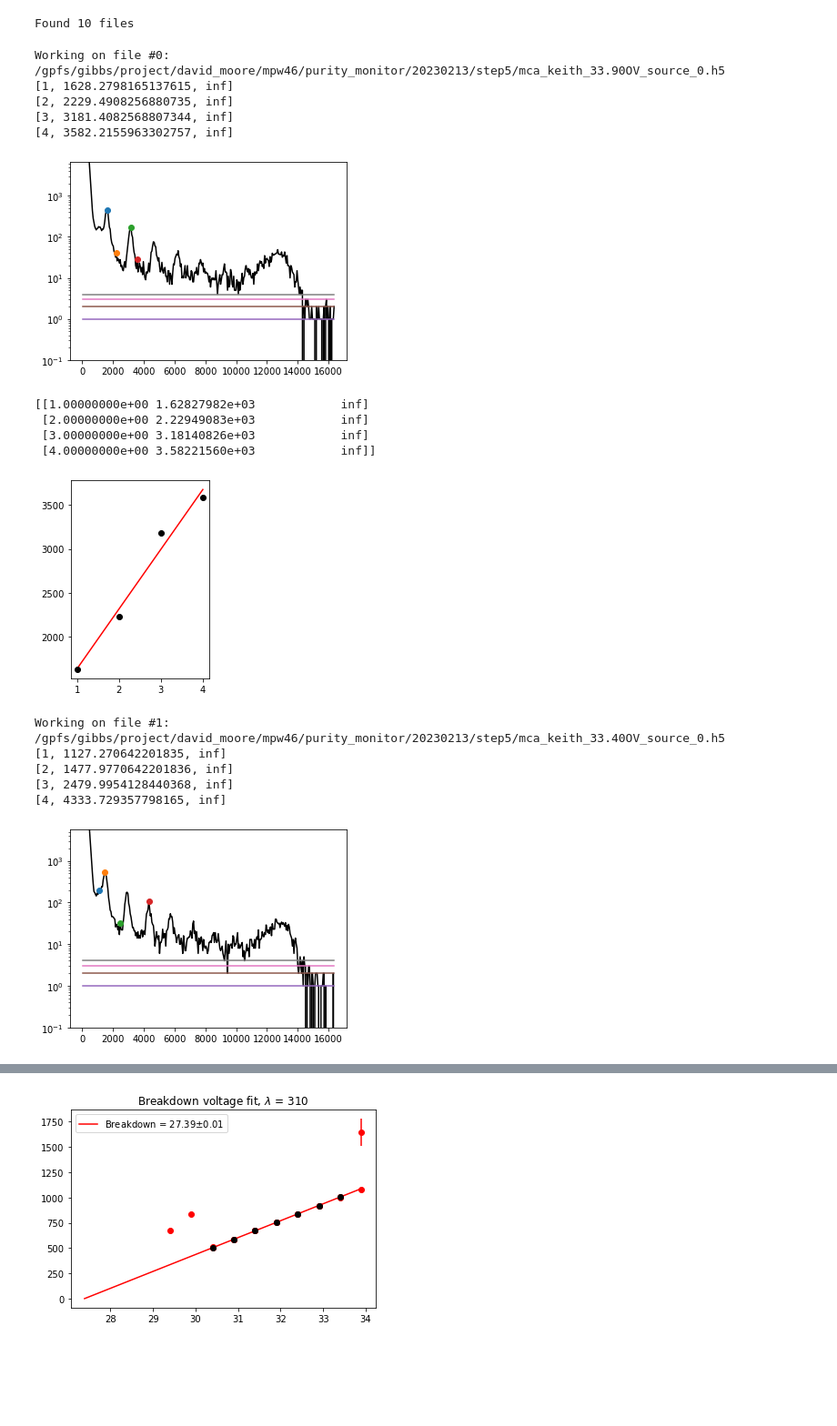
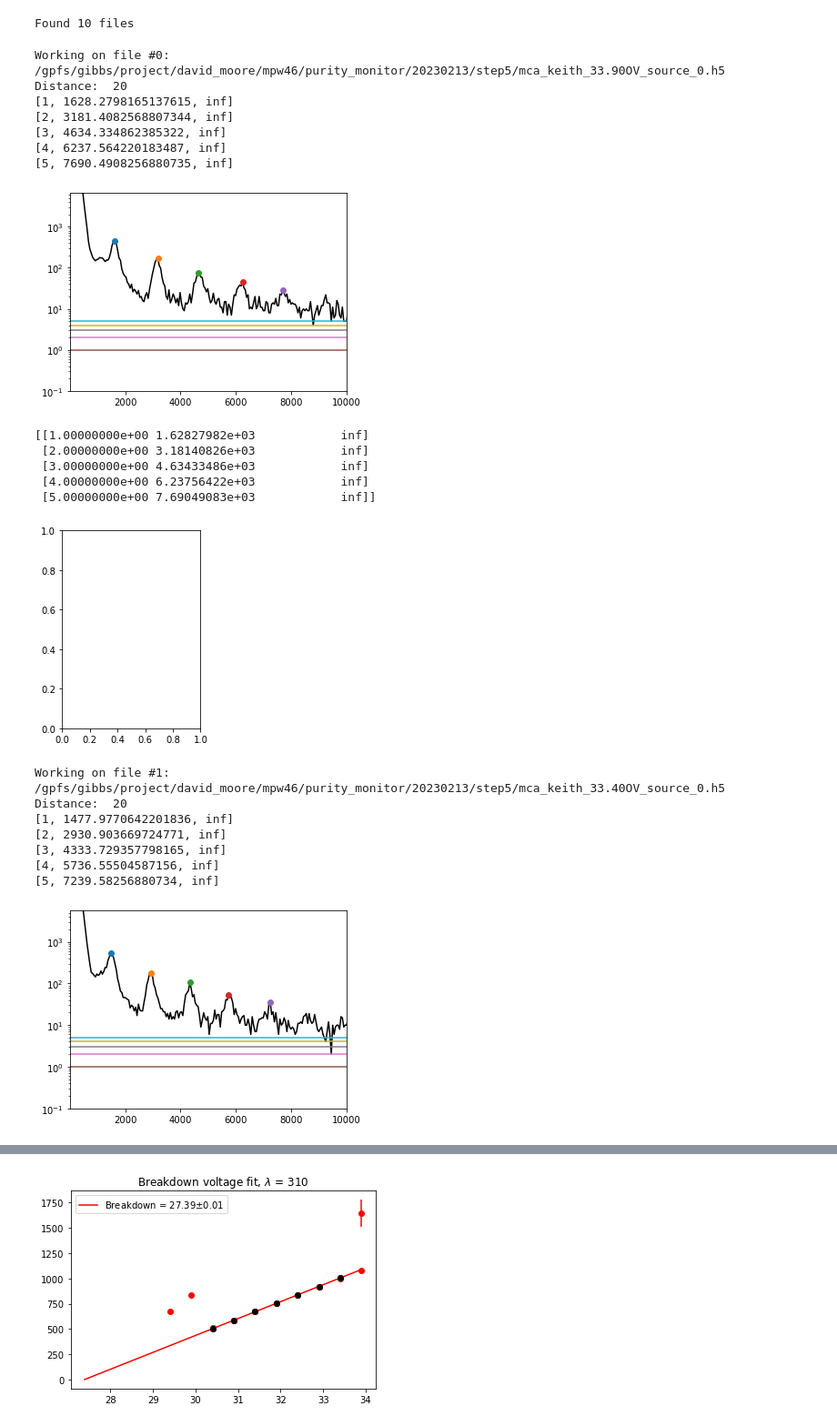
Before and after one commit to Moore-Lab/purity-monitor, a Jupyter notebook: SiPMMeasurements/SiPM_data_plots.ipynb, the cells around one changed output, grey strips where cells are left out. Shown at 91% size. Saved outputs shown, nothing was run; the diff lists cells and outputs as text; code cells hidden in the pictures; blank space fills up the shorter version.

Commit message:
got the peak finding working for at least one file

```diff
--- a/SiPMMeasurements/SiPM_data_plots.ipynb
+++ b/SiPMMeasurements/SiPM_data_plots.ipynb
@@ -48,18 +48,18 @@ def rebin_histogram(bins, counts, new_bin_size):
     new_centers = new_bins[:-1] + np.diff(new_bins)/2
     return new_centers, new_counts
 # %%
-def find_peaks_and_fit(x_data, y_data, max_peaks=5, min_thresh=10, binsize=50):
+def find_peaks_and_fit(x_data, y_data, min_distance=20, max_peaks=5, min_thresh=10, binsize=50):
     # rebin data to make the histogram bins less small
     x, y = rebin_histogram(x_data, y_data, binsize)
 
     # Find the peaks in the spectrum using the find_peaks function from scipy.signal
-    peaks_index, _ = scipy.signal.find_peaks(y, distance=5, threshold=7)
+    peaks_index, _ = scipy.signal.find_peaks(y, distance=min_distance)
 
     # Fit each peak with a Gaussian function using the curve_fit function from scipy
     peak_params = []
-    peak_number =1 # corresponds to single photoelectron
+    peak_number = 1 # corresponds to single photoelectron
     for peak in peaks_index:
-        if peak_number >= max_peaks: # stopping the loop after we have reached the max number of peaks
+        if peak_number > max_peaks: # stopping the loop after we have reached the max number of peaks
             break
 #         print(peak)
         if peak < min_thresh:
@@ -68,7 +68,7 @@ def find_peaks_and_fit(x_data, y_data, max_peaks=5, min_thresh=10, binsize=50):
         # Initial guess for the Gaussian parameters
         amplitude_guess = y[peak]
         mean_guess = x[peak]
-        standard_deviation_guess = 1
+        standard_deviation_guess = 0.1
         initial_guess = [amplitude_guess, mean_guess, standard_deviation_guess]
 
         # Perform the curve fitting
@@ -76,7 +76,7 @@ def find_peaks_and_fit(x_data, y_data, max_peaks=5, min_thresh=10, binsize=50):
             params, params_covariance = curve_fit(gauss_fun, x, y, p0=initial_guess)
         except RuntimeError as r:
             peak_params.append([peak, np.nan, np.nan])
-            xx = np.linspace( x[peak] - 4*standard_deviation_guess, x[peak] + 4*standard_deviation_guess, 100 )
+            xx = np.linspace( x[peak] - 2*standard_deviation_guess, x[peak] + 2*standard_deviation_guess, 100 )
             plt.plot( xx, gauss_fun(xx, *initial_guess), 'b' )
             continue
         peak_params.append([peak_number, params[1], np.sqrt(params_covariance[1,1])])
@@ -95,10 +95,12 @@ def find_peaks_and_fit(x_data, y_data, max_peaks=5, min_thresh=10, binsize=50):
 guess_1pe = 1100 * SRS_gain/100 - pedestal ## based on highest gain data
 guess_sig = 0.1
 
+distances = [20, 20, 20, 20, 15, 15, 15, 10, 10, 5]
 
 gain_vs_volts = []
-for i,file in enumerate(file_list):
+for i,(file, dist) in enumerate(zip(file_list, distances)):
     print("Working on file #%d: %s"%(i,file))
+    print('Distance: ', dist)
 
     file_parts = file.split("_")
 #     print(file_parts)
@@ -110,56 +112,61 @@ for i,file in enumerate(file_list):
 
 
 
     f = h5py.File(file, 'r')
     ch2 = f.get('ch2')
     for key in ch2.keys():
         mca_hist = np.array(ch2.get(key))
     bin_num = np.arange(len(mca_hist))
     b, c = rebin_histogram(bin_num, mca_hist, 50)
 
     plt.figure(figsize=(12,4))
     plt.subplot(1,2,1)
     plt.semilogy(b, c, 'k')
     plt.ylim(0.1, np.max(mca_hist)*2)
-#     plt.xlim(0.1, 10000)
+    plt.xlim(0.1, 10000)
 
-    if( len(gain_vs_volts)> 0):
+    if(len(gain_vs_volts) > 0):
         guess_1pe = gain_vs_volts[-1][1] * (file_volts-breakdown)/(gain_vs_volts[-1][0]-breakdown)
 
-    pe_locs, post_bin_x, post_bin_y = find_peaks_and_fit(bin_num, mca_hist)
+    pe_locs, post_bin_x, post_bin_y = find_peaks_and_fit(bin_num, mca_hist, min_distance=dist)
 #     plt.xlim(0, guess_1pe*6)
 
 
     plt.subplot(1,2,2)
     print(pe_locs)
-    plt.errorbar( pe_locs[:,0], pe_locs[:,1], yerr=pe_locs[:,2], fmt='ko' )
+#     plt.errorbar( pe_locs[:,0], pe_locs[:,1], yerr=pe_locs[:,2], fmt='ko' )
 
-    fpts = ~np.isnan(pe_locs[:,1])
-    if(np.sum(fpts) < 3):
-        continue
-    gain_bp, gain_bc = curve_fit( lin_fun, pe_locs[fpts, 0], pe_locs[fpts, 1] )
+#     fpts = ~np.isnan(pe_locs[:,1])
+#     if(np.sum(fpts) < 3):
+#         continue
+#     gain_bp, gain_bc = curve_fit( lin_fun, pe_locs[fpts, 0], pe_locs[fpts, 1] )
 
-    xx = pe_locs[fpts, 0]
-    plt.plot( xx, lin_fun(xx, *gain_bp), 'r')
+#     xx = pe_locs[fpts, 0]
+#     plt.plot( xx, lin_fun(xx, *gain_bp), 'r')
 
-    gain_vs_volts.append( [file_volts, gain_bp[0], np.sqrt(gain_bc[0,0]), file_wavelength] )
+#     gain_vs_volts.append( [file_volts, gain_bp[0], np.sqrt(gain_bc[0,0]), file_wavelength] )
 
     plt.show()
 # %% [output]
 Working on file #0: /gpfs/gibbs/project/david_moore/mpw46/purity_monitor/20230213/step5/mca_keith_33.90OV_source_0.h5
+Distance:  20
 [1, 1628.2798165137615, inf]
-[2, 2229.4908256880735, inf]
-[3, 3181.4082568807344, inf]
-[4, 3582.2155963302757, inf]
+[2, 3181.4082568807344, inf]
+[3, 4634.334862385322, inf]
+[4, 6237.564220183487, inf]
+[5, 7690.4908256880735, inf]
-[figure, old version]
+[figure, new version]
 [[1.00000000e+00 1.62827982e+03            inf]
- [2.00000000e+00 2.22949083e+03            inf]
- [3.00000000e+00 3.18140826e+03            inf]
- [4.00000000e+00 3.58221560e+03            inf]]
+ [2.00000000e+00 3.18140826e+03            inf]
+ [3.00000000e+00 4.63433486e+03            inf]
+ [4.00000000e+00 6.23756422e+03            inf]
+ [5.00000000e+00 7.69049083e+03            inf]]
-[figure, old version]
+[figure, new version]
 Working on file #1: /gpfs/gibbs/project/david_moore/mpw46/purity_monitor/20230213/step5/mca_keith_33.40OV_source_0.h5
-[1, 1127.270642201835, inf]
-[2, 1477.9770642201836, inf]
-[3, 2479.9954128440368, inf]
-[4, 4333.729357798165, inf]
+Distance:  20
+[1, 1477.9770642201836, inf]
+[2, 2930.903669724771, inf]
+[3, 4333.729357798165, inf]
+[4, 5736.55504587156, inf]
+[5, 7239.58256880734, inf]
-[figure, old version]
+[figure, new version]
```
Also changed, not shown: parts of 2 cells of this notebook.
